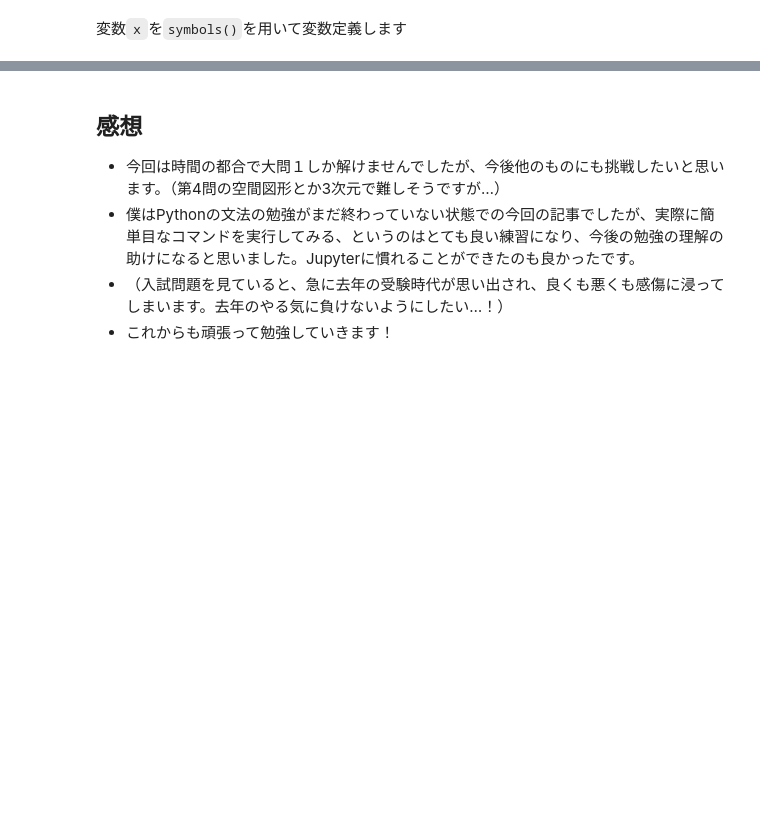
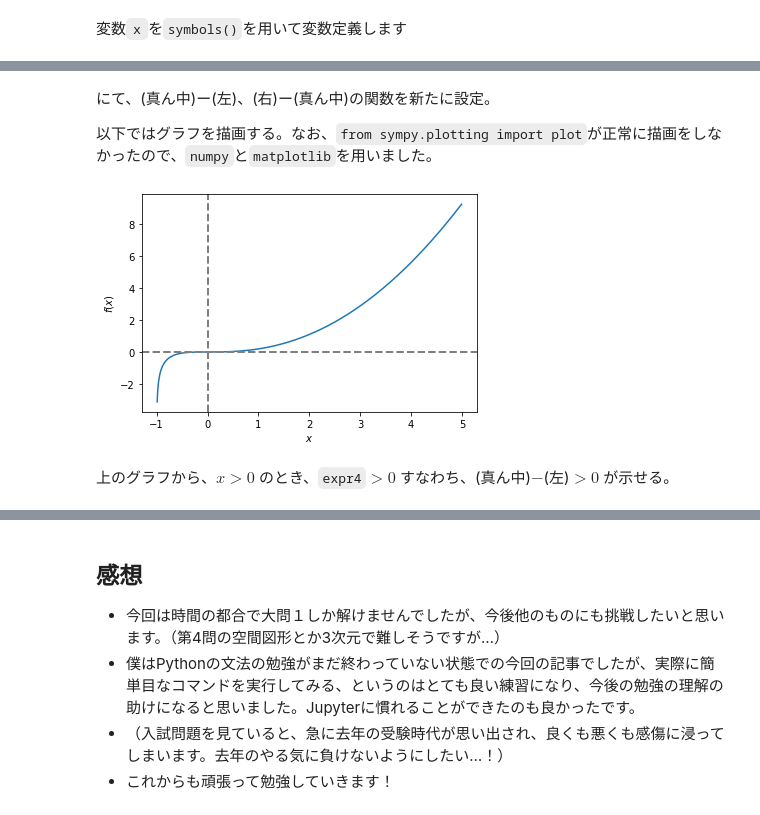
Before and after one commit to oumpy/hp_management, a Jupyter notebook: content/articles/2018sy/Tech_archive/handai_math.ipynb, the cells around one changed output, grey strips where cells are left out. Cells and saved outputs as stored; diff of their text form; code cells hidden in the pictures; blank space fills up the shorter version.

```diff
--- a/content/articles/2018sy/Tech_archive/handai_math.ipynb
+++ b/content/articles/2018sy/Tech_archive/handai_math.ipynb
@@ -44,0 +73,19 @@ expr3 = x/sy.sqrt(1+x)
+# %% [markdown]
+にて、(真ん中)ー(左)、(右)ー(真ん中)の関数を新たに設定。
+
+以下ではグラフを描画する。なお、`from sympy.plotting import plot`が正常に描画をしなかったので、`numpy`と`matplotlib`を用いました。
+# %%
+func_expr4 = sy.lambdify(x, expr4, "numpy") # numpyの関数に変換
+x_expr4 = np.arange(-0.99, 5, 1e-2)
+y_expr4 = func_expr4(x_expr4)
+
+plt.plot(x_expr4, y_expr4)
+plt.axvline(x=0, color="gray", linestyle="dashed", linewidth=2)
+plt.axhline(y=0, color="gray", linestyle="dashed", linewidth=2)
+plt.xlabel(r"$x$")
+plt.ylabel(r"$f(x)$")
+plt.show()
+# %% [output]
+[figure, added]
+# %% [markdown]
+上のグラフから、$x>0$ のとき、`expr4`$>0$ すなわち、(真ん中)$-$(左)$>0$ が示せる。
```
Also changed, not shown: parts of 34 cells of this notebook.
